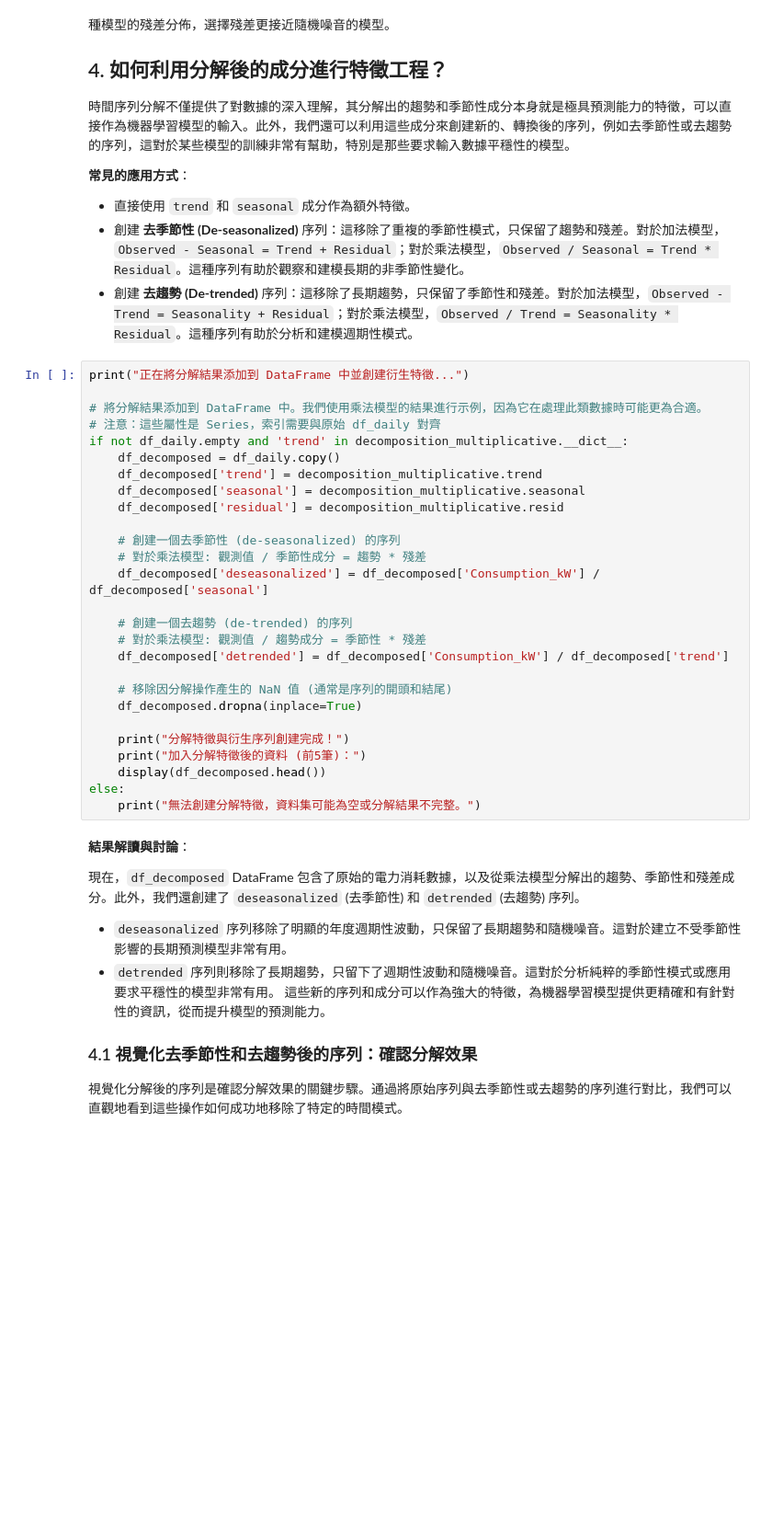
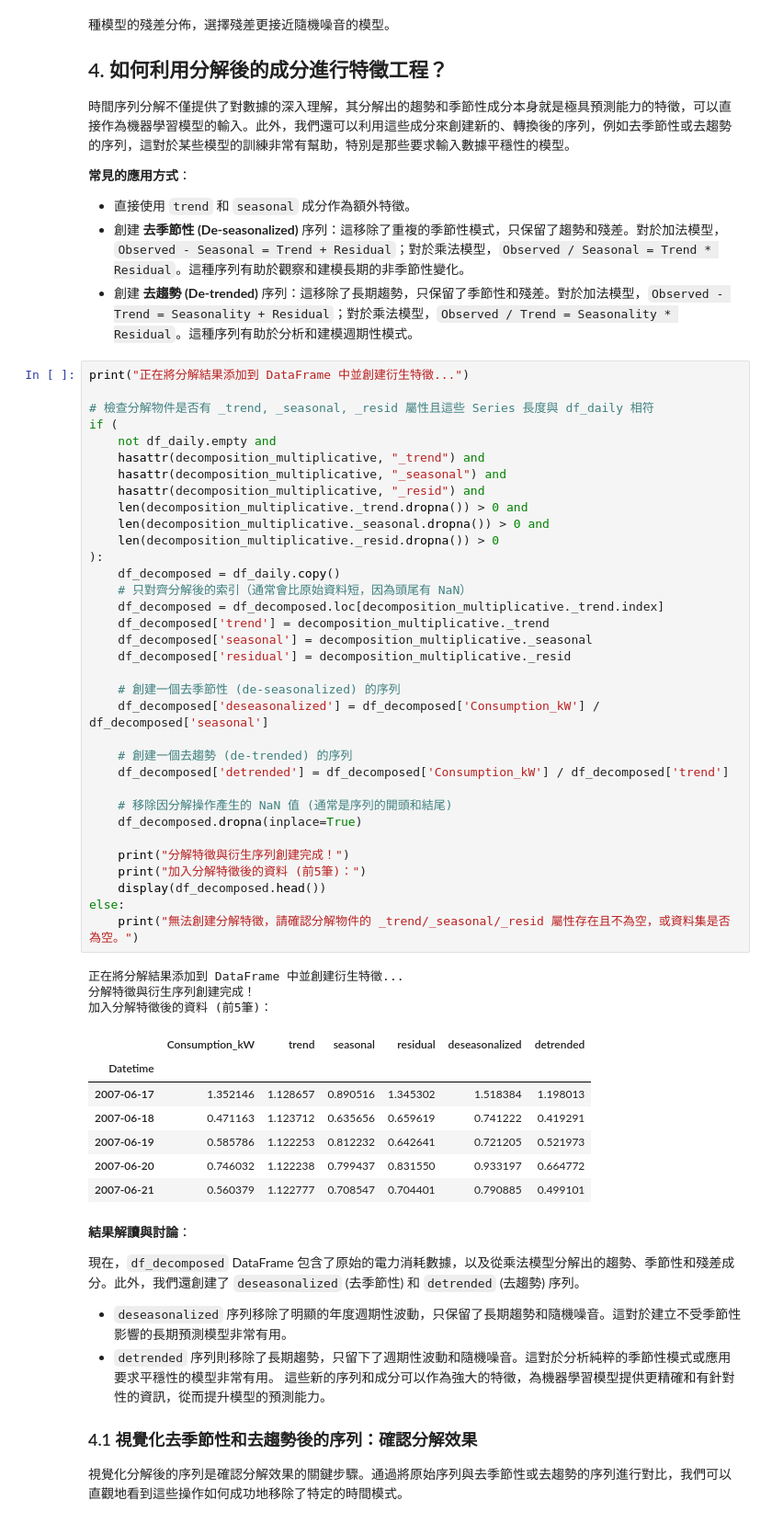
Before and after one commit to Zenobia000/iSpan_python-FE_DM-cookbooks, a Jupyter notebook: data_mining_course/modules/module_08_time_series/notebooks/04_seasonality_trend.ipynb, the cells around one changed output. Shown at 92% size. Saved outputs shown, nothing was run; the diff lists cells and outputs as text; blank space fills up the shorter version.

```diff
--- a/data_mining_course/modules/module_08_time_series/notebooks/04_seasonality_trend.ipynb
+++ b/data_mining_course/modules/module_08_time_series/notebooks/04_seasonality_trend.ipynb
@@ -210,30 +282,48 @@ else:
 # %%
 print("正在將分解結果添加到 DataFrame 中並創建衍生特徵...")
 
-# 將分解結果添加到 DataFrame 中。我們使用乘法模型的結果進行示例，因為它在處理此類數據時可能更為合適。
-# 注意：這些屬性是 Series，索引需要與原始 df_daily 對齊
-if not df_daily.empty and 'trend' in decomposition_multiplicative.__dict__:
+# 檢查分解物件是否有 _trend, _seasonal, _resid 屬性且這些 Series 長度與 df_daily 相符
+if (
+    not df_daily.empty and
+    hasattr(decomposition_multiplicative, "_trend") and
+    hasattr(decomposition_multiplicative, "_seasonal") and
+    hasattr(decomposition_multiplicative, "_resid") and
+    len(decomposition_multiplicative._trend.dropna()) > 0 and
+    len(decomposition_multiplicative._seasonal.dropna()) > 0 and
+    len(decomposition_multiplicative._resid.dropna()) > 0
+):
     df_decomposed = df_daily.copy()
-    df_decomposed['trend'] = decomposition_multiplicative.trend
-    df_decomposed['seasonal'] = decomposition_multiplicative.seasonal
-    df_decomposed['residual'] = decomposition_multiplicative.resid
+    # 只對齊分解後的索引（通常會比原始資料短，因為頭尾有 NaN）
+    df_decomposed = df_decomposed.loc[decomposition_multiplicative._trend.index]
+    df_decomposed['trend'] = decomposition_multiplicative._trend
+    df_decomposed['seasonal'] = decomposition_multiplicative._seasonal
+    df_decomposed['residual'] = decomposition_multiplicative._resid
 
     # 創建一個去季節性 (de-seasonalized) 的序列
-    # 對於乘法模型: 觀測值 / 季節性成分 = 趨勢 * 殘差
     df_decomposed['deseasonalized'] = df_decomposed['Consumption_kW'] / df_decomposed['seasonal']
 
     # 創建一個去趨勢 (de-trended) 的序列
-    # 對於乘法模型: 觀測值 / 趨勢成分 = 季節性 * 殘差
     df_decomposed['detrended'] = df_decomposed['Consumption_kW'] / df_decomposed['trend']
 
     # 移除因分解操作產生的 NaN 值 (通常是序列的開頭和結尾)
     df_decomposed.dropna(inplace=True)
 
     print("分解特徵與衍生序列創建完成！")
     print("加入分解特徵後的資料 (前5筆)：")
     display(df_decomposed.head())
 else:
-    print("無法創建分解特徵，資料集可能為空或分解結果不完整。")
+    print("無法創建分解特徵，請確認分解物件的 _trend/_seasonal/_resid 屬性存在且不為空，或資料集是否為空。")
+# %% [output]
+正在將分解結果添加到 DataFrame 中並創建衍生特徵...
+分解特徵與衍生序列創建完成！
+加入分解特徵後的資料 (前5筆)：
+|  | Consumption_kW | trend | seasonal | residual | deseasonalized | detrended |
+| Datetime |  |  |  |  |  |  |
+| 2007-06-17 | 1.352146 | 1.128657 | 0.890516 | 1.345302 | 1.518384 | 1.198013 |
+| 2007-06-18 | 0.471163 | 1.123712 | 0.635656 | 0.659619 | 0.741222 | 0.419291 |
+| 2007-06-19 | 0.585786 | 1.122253 | 0.812232 | 0.642641 | 0.721205 | 0.521973 |
+| 2007-06-20 | 0.746032 | 1.122238 | 0.799437 | 0.831550 | 0.933197 | 0.664772 |
+| 2007-06-21 | 0.560379 | 1.122777 | 0.708547 | 0.704401 | 0.790885 | 0.499101 |
 # %% [markdown]
 **結果解讀與討論**：
 
```
Also changed, not shown: parts of 7 cells of this notebook, 12 other files.
